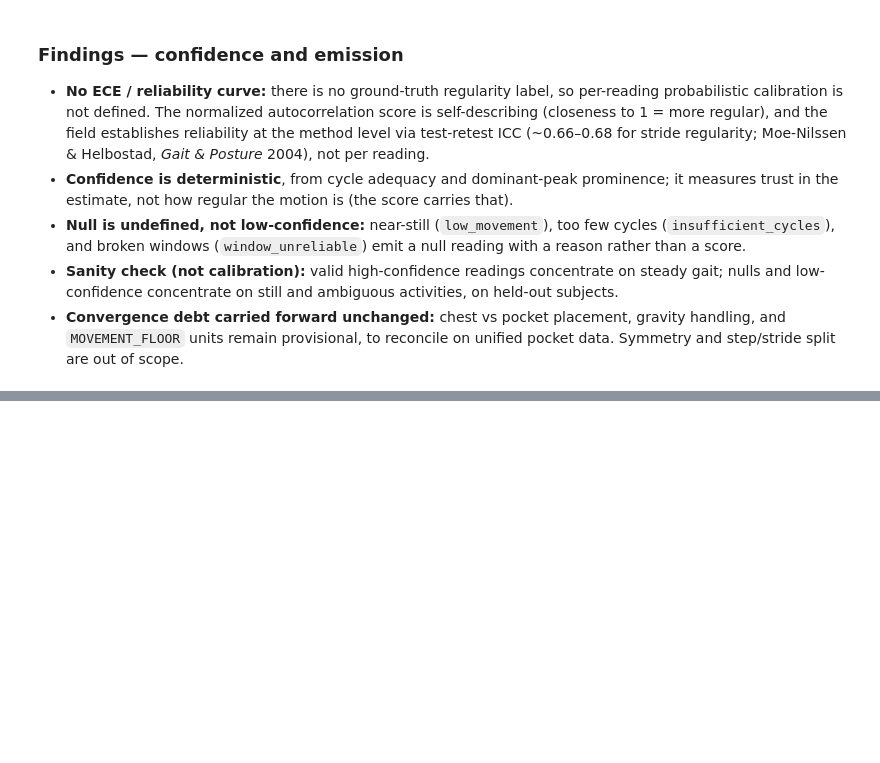
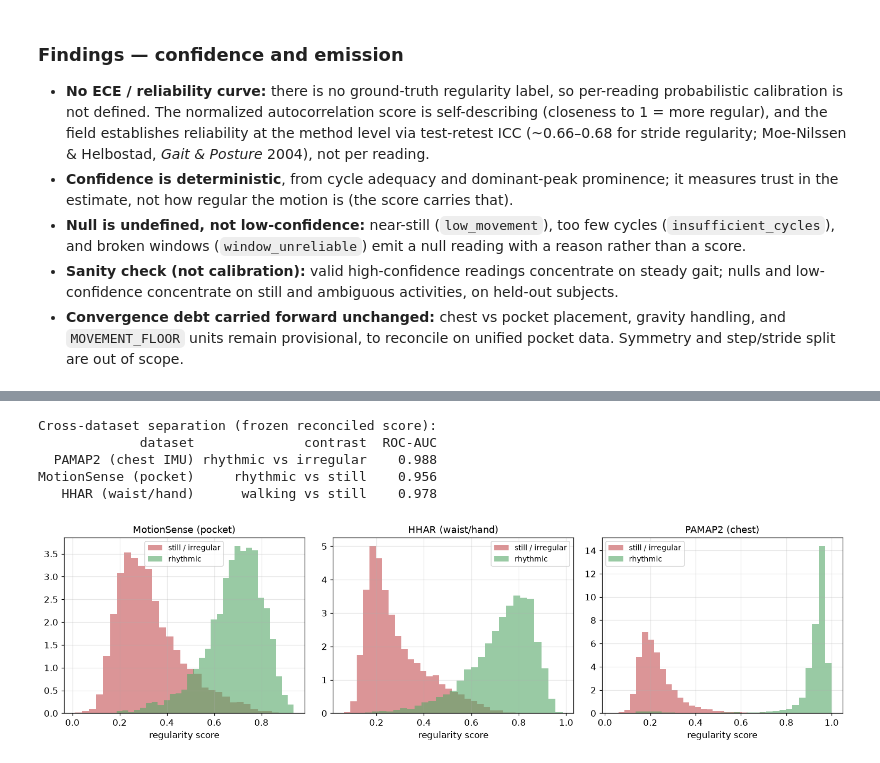
Before and after one commit to BemnetMussa/Kinematics-axis, a Jupyter notebook: maths/experiments/movement_regularity.ipynb, the cells around one changed output, grey strips where cells are left out. Drawn from its saved outputs; the diff is of its cells as text; code cells hidden in the pictures; blank space fills up the shorter version.

```diff
--- a/maths/experiments/movement_regularity.ipynb
+++ b/maths/experiments/movement_regularity.ipynb
@@ -501,0 +537,17 @@ plt.tight_layout(); plt.show()
+# %%
+# MotionSense: phone in pocket; userAcceleration is already gravity-removed (g); 50 Hz native.
+MS_ROOT = "/home/voare/Documents/Synheart/Kinematics/Dataset/MotionSense/A_DeviceMotion_data/A_DeviceMotion_data"
+MS_MAP = {"sit": "sitting", "std": "standing", "wlk": "walking", "jog": "running"}
+ms_rows = []
+for f in glob.glob(f"{MS_ROOT}/*/sub_*.csv"):
+    m = re.search(r"/([a-z]+)_\d+/sub_\d+\.csv$", f)
+    if not m or m.group(1) not in MS_MAP:
+        continue
+    d = pd.read_csv(f)
+    mag = np.sqrt(d["userAcceleration.x"]**2 + d["userAcceleration.y"]**2 + d["userAcceleration.z"]**2).to_numpy()
+    for s in range(0, len(mag) - WINDOW + 1, STEP):
+        ms_rows.append((MS_MAP[m.group(1)], regularity(mag[s:s+WINDOW])))
+ms = pd.DataFrame(ms_rows, columns=["activity", "regularity"]).dropna()
+ms_auc = roc_auc_score(ms["activity"].isin(["walking", "running"]).astype(int), ms["regularity"])
+print(f"MotionSense (phone pocket) - rhythmic vs still ROC-AUC = {ms_auc:.3f}  (n={len(ms)})")
+print(ms.groupby("activity")["regularity"].median().round(3).to_string())
@@ -501,0 +608,25 @@ plt.tight_layout(); plt.show()
+# %%
+cross = pd.DataFrame([
+    ["PAMAP2 (chest IMU)",    "rhythmic vs irregular", round(auc, 3)],       # Part B, cell above
+    ["MotionSense (pocket)",  "rhythmic vs still",     round(ms_auc, 3)],
+    ["HHAR (waist/hand)",     "walking vs still",      round(hh_auc, 3)],
+], columns=["dataset", "contrast", "ROC-AUC"])
+print("Cross-dataset separation (frozen reconciled score):")
+print(cross.to_string(index=False))
+
+fig, axes = plt.subplots(1, 3, figsize=(14, 4))
+panels = [("MotionSense (pocket)", ms, ["walking", "running"], ["sitting", "standing"]),
+          ("HHAR (waist/hand)",    hh, ["walking"],            ["sitting", "standing"]),
+          ("PAMAP2 (chest)",       scored, list(RHYTHMIC),     list(IRREGULAR))]
+for ax, (name, df, rhy, sti) in zip(axes, panels):
+    ax.hist(df[df["activity"].isin(sti)]["regularity"], bins=30, density=True, alpha=0.6, color="#C44E52", label="still / irregular")
+    ax.hist(df[df["activity"].isin(rhy)]["regularity"], bins=30, density=True, alpha=0.6, color="#55A868", label="rhythmic")
+    ax.set_title(name); ax.set_xlabel("regularity score"); ax.legend(fontsize=9)
+plt.tight_layout(); plt.show()
+# %% [output]
+Cross-dataset separation (frozen reconciled score):
+             dataset              contrast  ROC-AUC
+  PAMAP2 (chest IMU) rhythmic vs irregular    0.988
+MotionSense (pocket)     rhythmic vs still    0.956
+   HHAR (waist/hand)      walking vs still    0.978
+[figure, added]
```
Also changed, not shown: parts of 21 cells of this notebook, 3 other files.
